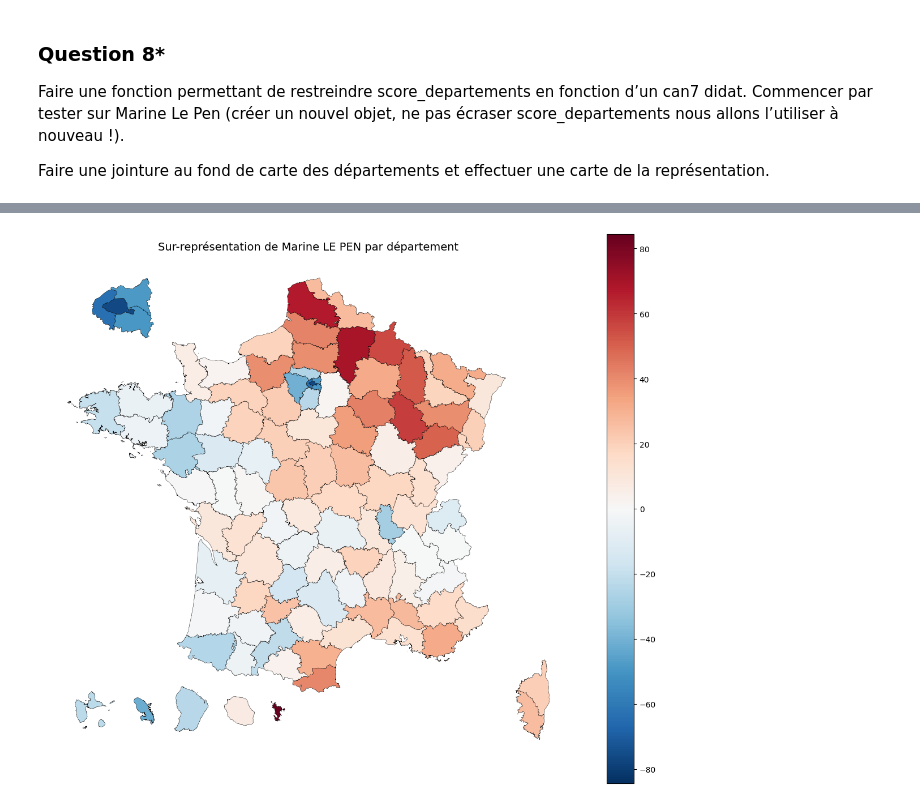
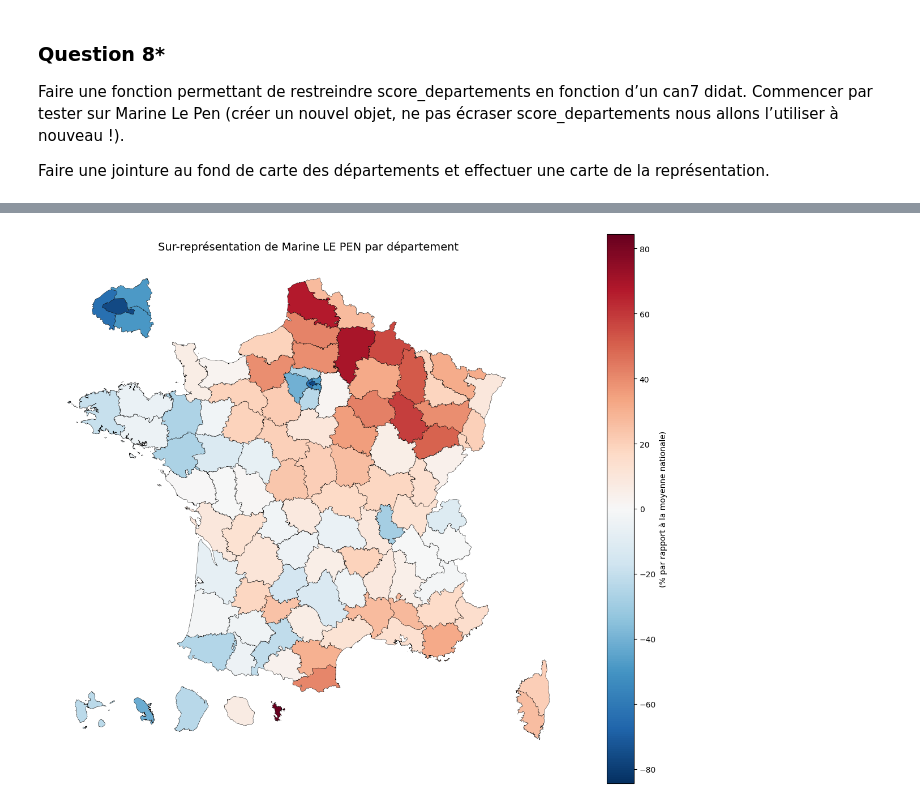
Before and after one commit to LR-Matteo/DM-Python-DataScience, a Jupyter notebook: DM_elections.ipynb, the cells around one changed output, grey strips where cells are left out. Cells and saved outputs as stored; diff of their text form; code cells hidden in the pictures.

```diff
--- a/DM_elections.ipynb
+++ b/DM_elections.ipynb
@@ -365,31 +372,32 @@ def score_candidat(candidat, data):
     return data_candidat
 
 
 def carte_surrepresentation(candidat):
     # Filtrer et préparer les données
     data = score_candidat(candidat, departements)
     data["surrepresentation"] = data["surrepresentation"].str.replace(" (%)", "", regex=False).astype(float)
 
     fig, ax = plt.subplots(1, 1, figsize=(12, 10))
 
     vmax = data["surrepresentation"].abs().max()
 
     data.plot(
         column="surrepresentation",
         cmap="RdBu_r",
         vmin=-vmax,
         vmax=vmax,
         legend=True,
+        legend_kwds={"label": "(% par rapport à la moyenne nationale)"},
         edgecolor="black",
         linewidth=0.3,
         ax=ax
     )
 
     ax.set_title(f"Sur-représentation de {candidat} par département", fontsize=14)
     ax.axis("off")
     plt.tight_layout()
     plt.show()
 
 carte_surrepresentation("Marine LE PEN")
 # %% [output]
-[figure, old version]
+[figure, new version]
```
Also changed, not shown: parts of 6 cells of this notebook, 1 other file.
